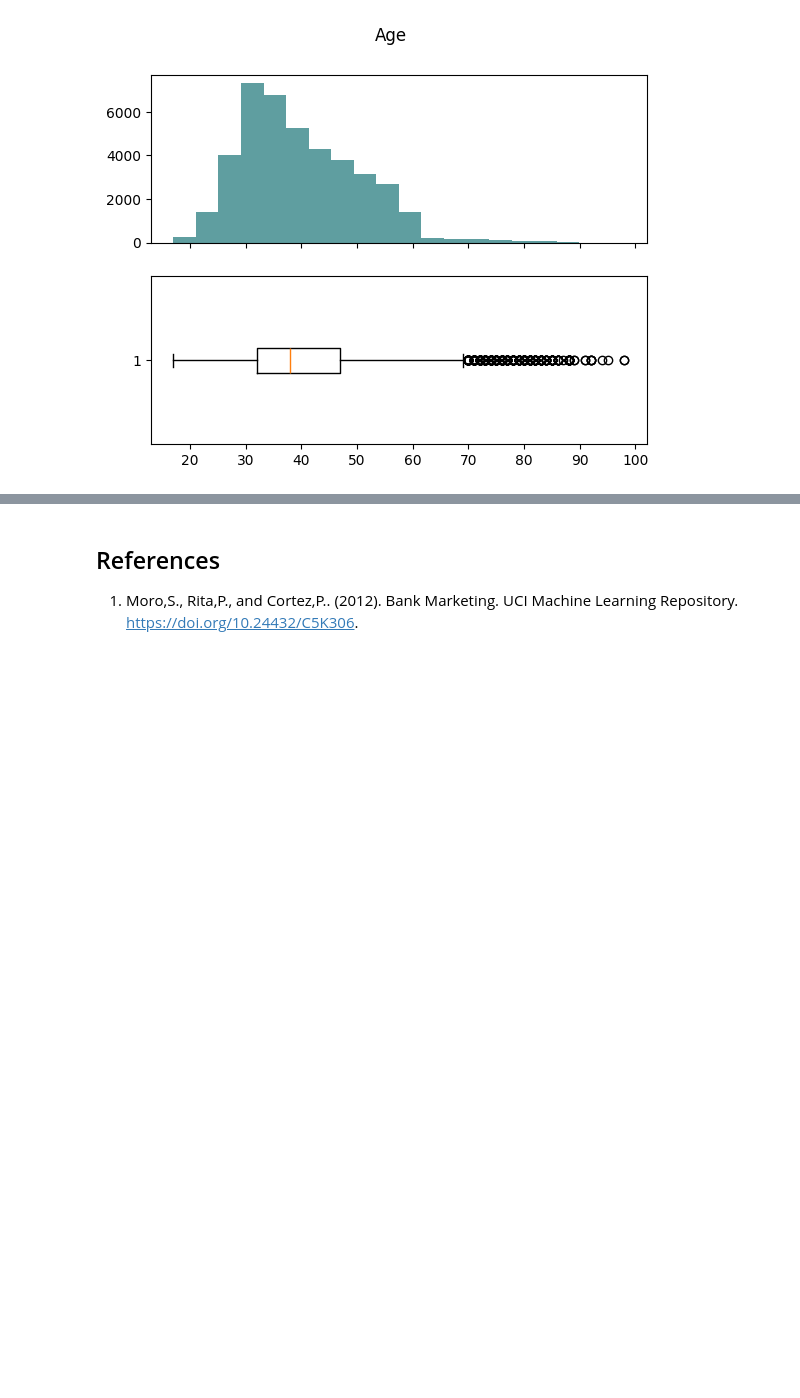
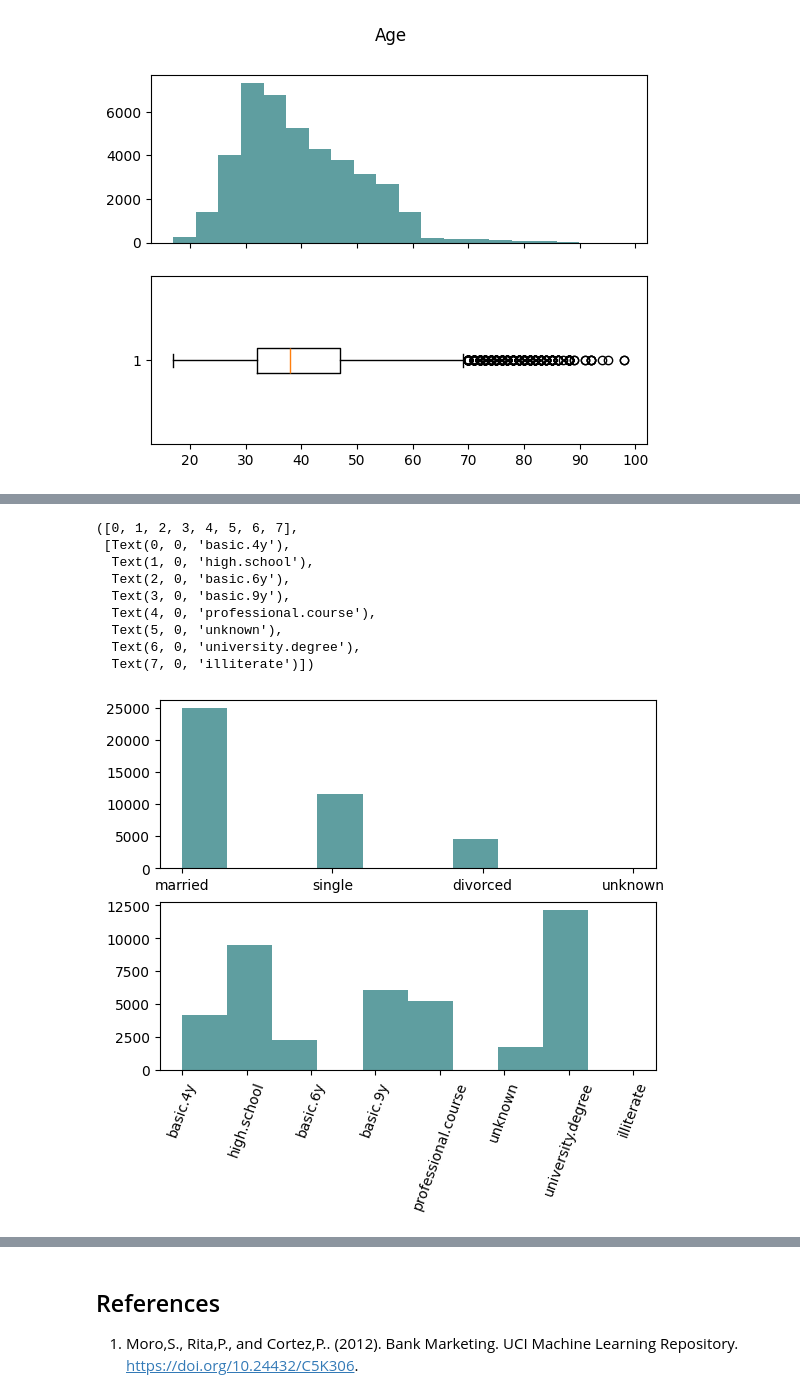
Before and after one commit to maryamakbar25/img-classification, a Jupyter notebook: bank_marketing/bank-marketing.ipynb, the cells around one changed output, grey strips where cells are left out. Drawn from its saved outputs; the diff is of its cells as text; code cells hidden in the pictures; blank space fills up the shorter version.

```diff
--- a/bank_marketing/bank-marketing.ipynb
+++ b/bank_marketing/bank-marketing.ipynb
@@ -66,0 +79,18 @@ plt.xticks(rotation = 70)
+# %%
+fig, ax = plt.subplots(2)
+
+ax[0].hist(bank_df["marital"], color="cadetblue")
+ax[1].hist(bank_df["education"], color="cadetblue")
+
+plt.xticks(rotation = 70)
+# %% [output]
+([0, 1, 2, 3, 4, 5, 6, 7],
+ [Text(0, 0, 'basic.4y'),
+  Text(1, 0, 'high.school'),
+  Text(2, 0, 'basic.6y'),
+  Text(3, 0, 'basic.9y'),
+  Text(4, 0, 'professional.course'),
+  Text(5, 0, 'unknown'),
+  Text(6, 0, 'university.degree'),
+  Text(7, 0, 'illiterate')])
+[figure, added]
```
Also changed, not shown: parts of 17 cells of this notebook, 2 other files.
